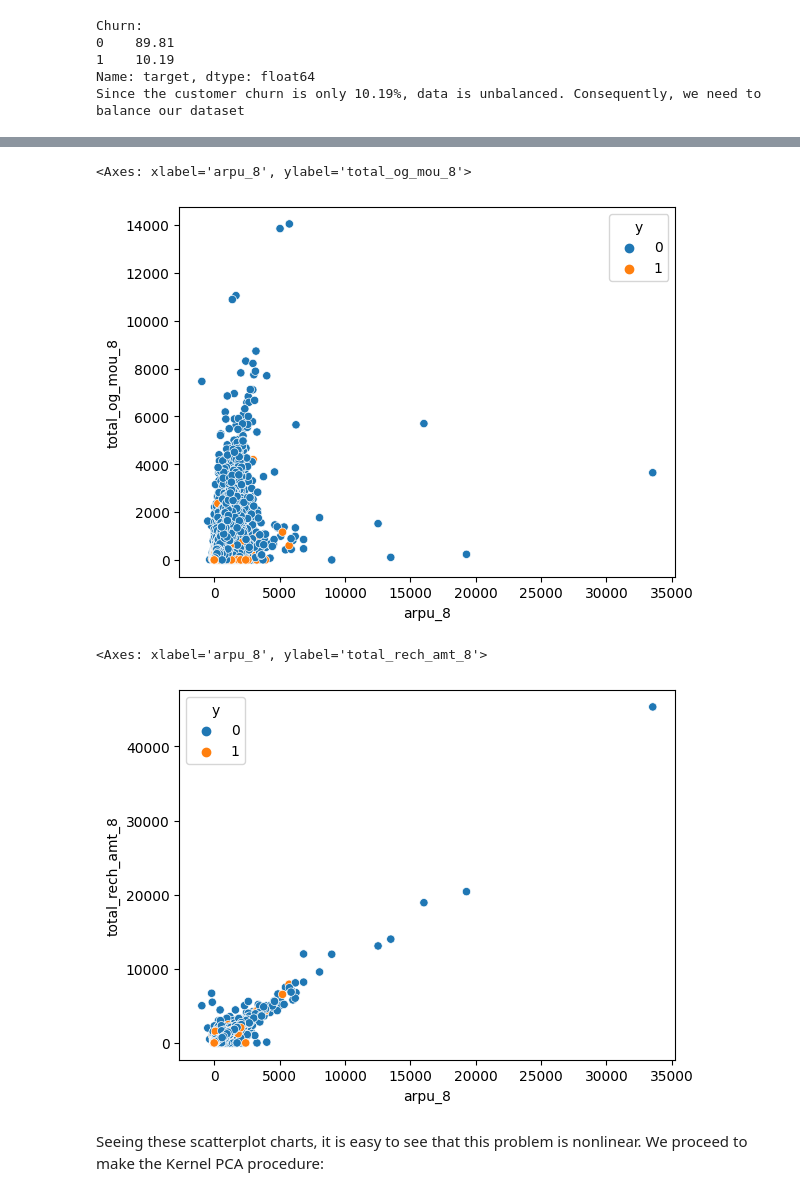
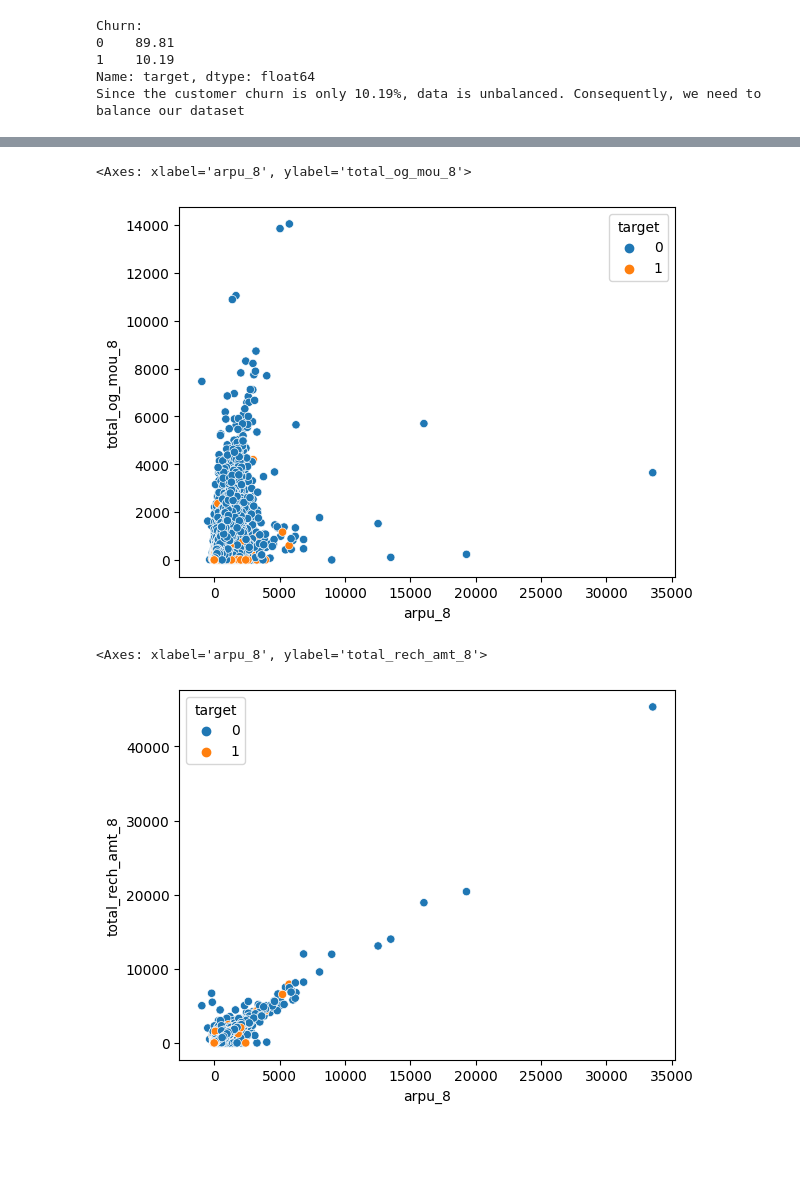
Before and after one commit to fsigs/nmsu-cs519-machine-learning-1-project, a Jupyter notebook: ps03/ML_Project.ipynb, the cells around one changed output, grey strips where cells are left out. Saved outputs shown, nothing was run; the diff lists cells and outputs as text; code cells hidden in the pictures; blank space fills up the shorter version.

```diff
--- a/ps03/ML_Project.ipynb
+++ b/ps03/ML_Project.ipynb
@@ -271,15 +274,11 @@ sns.scatterplot(data=df, x='arpu_8', y='vol_3g_mb_8', hue=df.y)
 # %%
-sns.scatterplot(data=df, x='arpu_8', y='total_og_mou_8', hue=df.y)
 # %% [output]
 <Axes: xlabel='arpu_8', ylabel='total_og_mou_8'>
-[figure, old version]
+[figure, new version]
 # %%
-sns.scatterplot(data=df, x='arpu_8', y='total_rech_amt_8', hue=df.y)
 # %% [output]
 <Axes: xlabel='arpu_8', ylabel='total_rech_amt_8'>
-[figure, old version]
+[figure, new version]
-# %% [markdown]
-Seeing these scatterplot charts, it is easy to see that this problem is nonlinear. We proceed to make the Kernel PCA procedure:
 # %%
 from sklearn.model_selection import train_test_split
 
```
Also changed, not shown: parts of 7 cells of this notebook.
